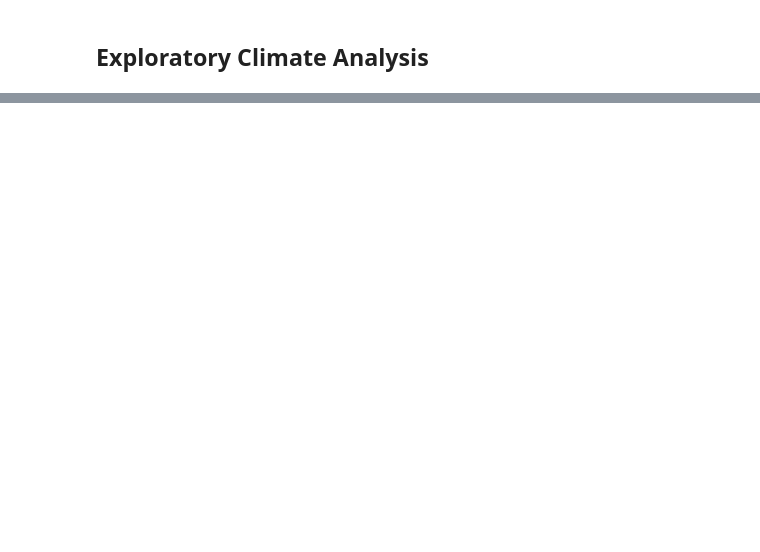
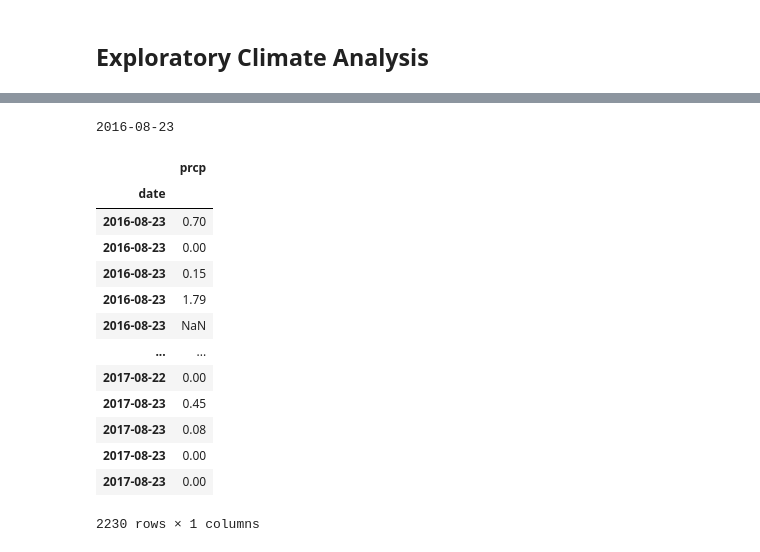
Before and after one commit to minerva-b/SQLAlchemy-Challenge, a Jupyter notebook: climate_analysis_exploration.ipynb, the cells around one changed output, grey strips where cells are left out. Cells and saved outputs as stored; diff of their text form; code cells hidden in the pictures; blank space fills up the shorter version.

```diff
--- a/climate_analysis_exploration.ipynb
+++ b/climate_analysis_exploration.ipynb
@@ -120,2 +86,8 @@ for row in session.query(Station, Station.station).limit(5).all():
+# %%
+# Calculating the date of 1 year ago from the last data point in the database:
+query_date = dt.date(2017, 8, 23) - dt.timedelta(days=365)
+print(query_date)
+# %% [output]
+2016-08-23
 # %%
 # Designing a query to retrieve the last 12 months of precipitation data and plot the results:
@@ -129,0 +99,19 @@ for row in session.query(Station, Station.station).limit(5).all():
+# %%
+# Sorting the dataframe by date using pandas, setting the index as the 'date' column:
+prcp_dates.sort_values(["date"], ascending=True, inplace=True)
+prcp_dates
+# %% [output]
+|  | prcp |
+| date |  |
+| 2016-08-23 | 0.70 |
+| 2016-08-23 | 0.00 |
+| 2016-08-23 | 0.15 |
+| 2016-08-23 | 1.79 |
+| 2016-08-23 | NaN |
+| ... | ... |
+| 2017-08-22 | 0.00 |
+| 2017-08-23 | 0.45 |
+| 2017-08-23 | 0.08 |
+| 2017-08-23 | 0.00 |
+| 2017-08-23 | 0.00 |
+2230 rows × 1 columns
```
Also changed, not shown: parts of 26 cells of this notebook.
